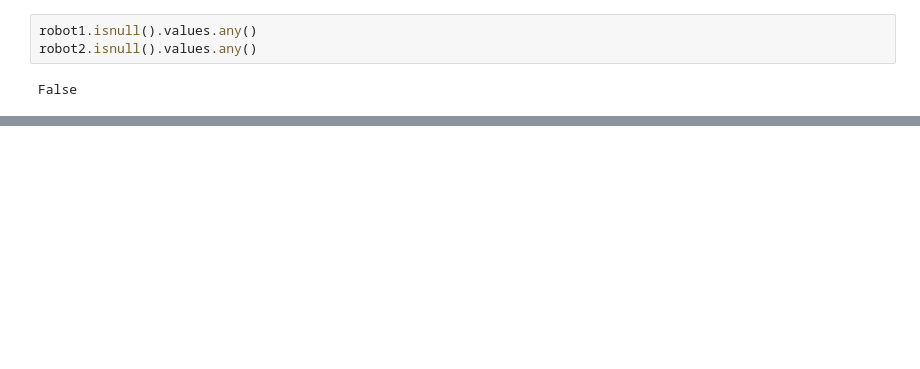
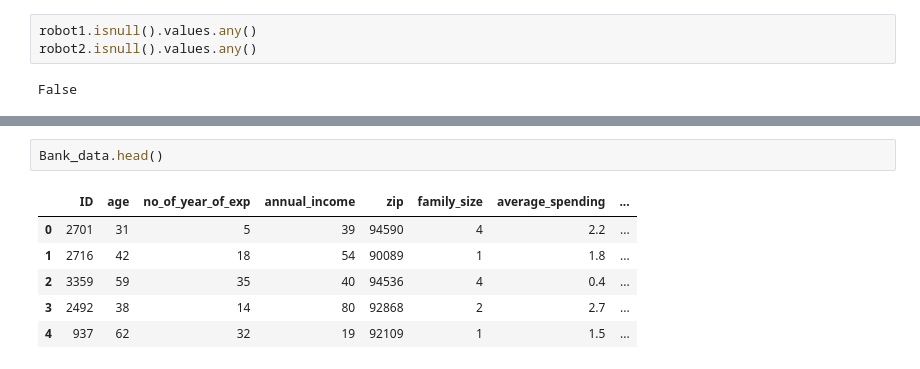
Before and after one commit to amanjoshi668/smai, a Jupyter notebook: assign_2/Untitled.ipynb, the cells around one changed output, grey strips where cells are left out. Saved outputs shown, nothing was run; the diff lists cells and outputs as text; blank space fills up the shorter version.

```diff
--- a/assign_2/Untitled.ipynb
+++ b/assign_2/Untitled.ipynb
@@ -79,0 +542,9 @@ class KNN:
+# %%
+Bank_data.head()
+# %% [output]
+|  | ID | age | no_of_year_of_exp | annual_income | zip | family_size | average_spending | ... |
+| 0 | 2701 | 31 | 5 | 39 | 94590 | 4 | 2.2 | ... |
+| 1 | 2716 | 42 | 18 | 54 | 90089 | 1 | 1.8 | ... |
+| 2 | 3359 | 59 | 35 | 40 | 94536 | 4 | 0.4 | ... |
+| 3 | 2492 | 38 | 14 | 80 | 92868 | 2 | 2.7 | ... |
+| 4 | 937 | 62 | 32 | 19 | 92109 | 1 | 1.5 | ... |
```
Also changed, not shown: parts of 42 cells of this notebook, 7 other files.
